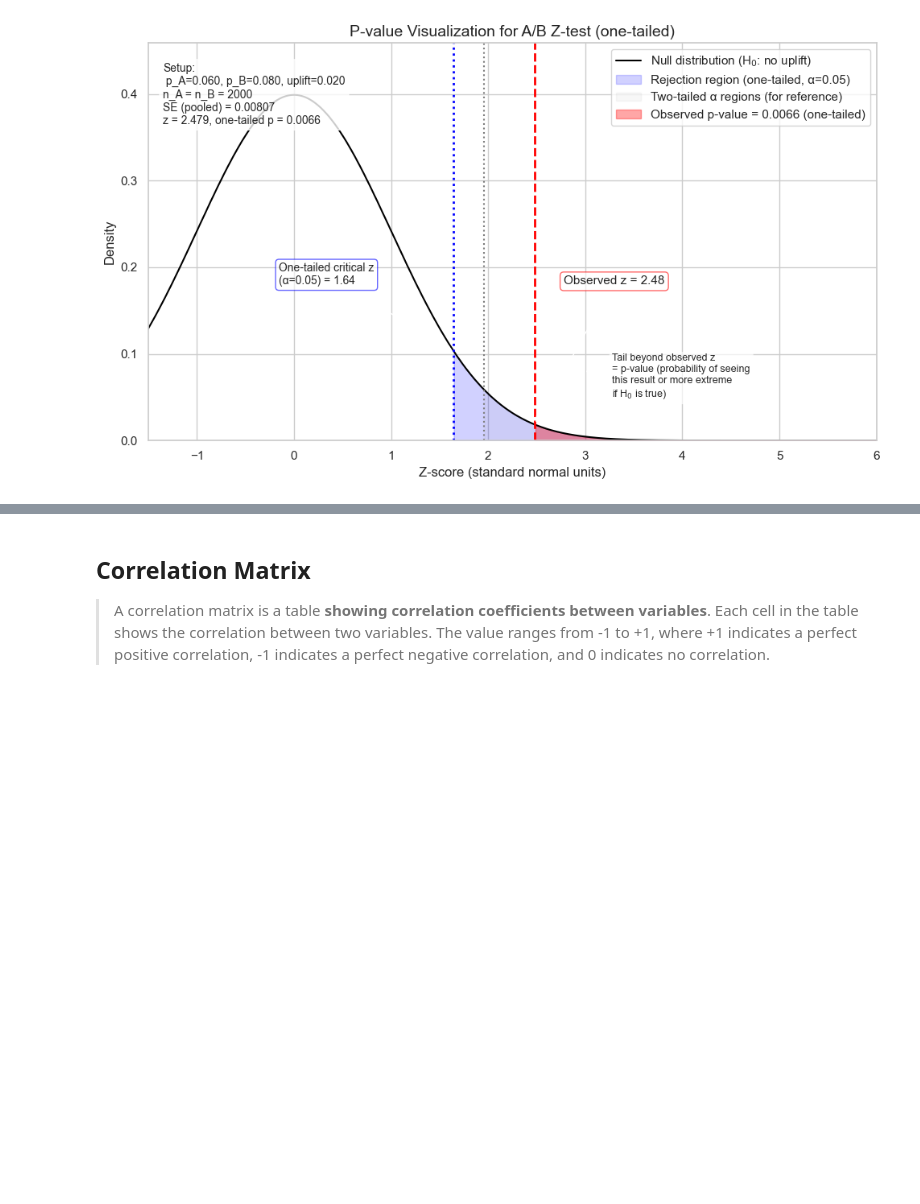
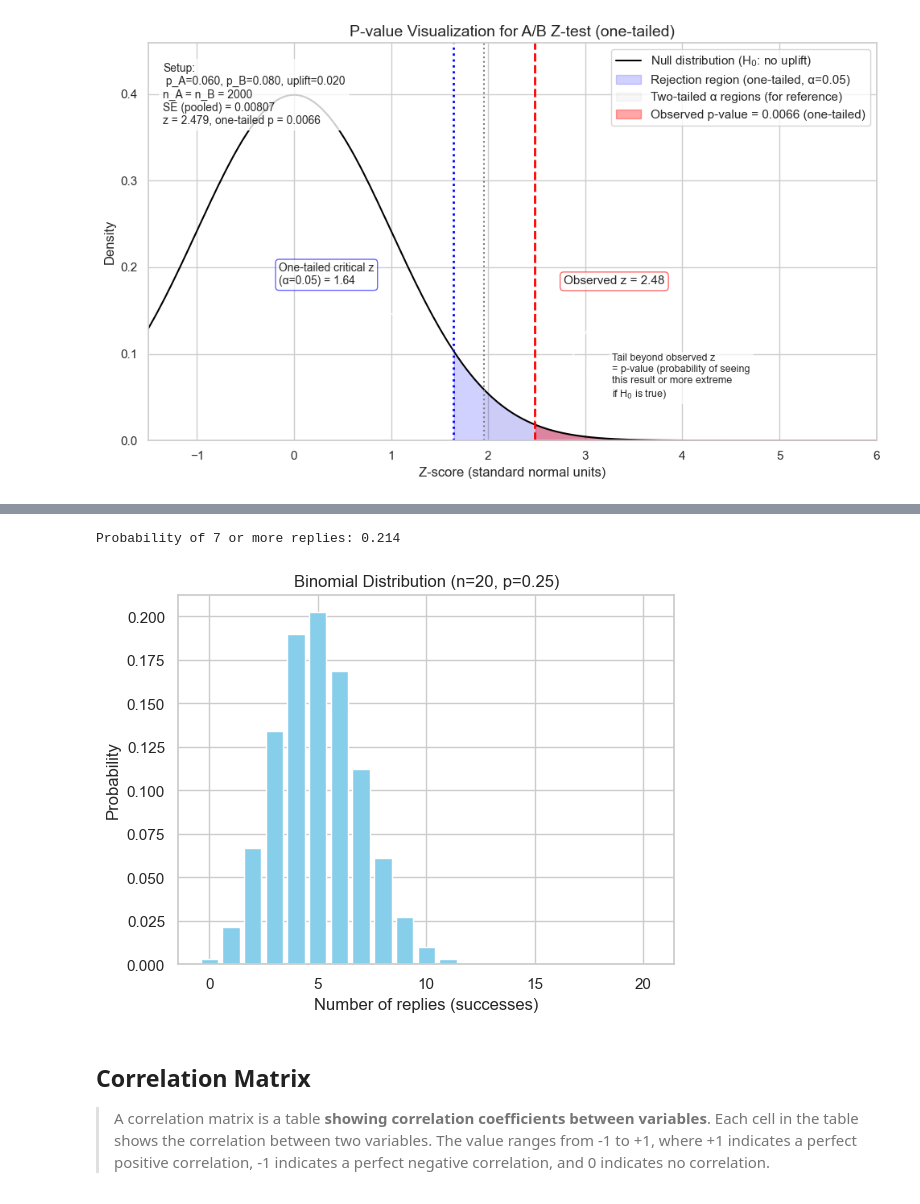
Before and after one commit to xit7/DATA-TEMPLATE, a Jupyter notebook: data_analytics_examples/005-terminology_zscore_p-value.ipynb, the cells around one changed output, grey strips where cells are left out. Cells and saved outputs as stored; diff of their text form; code cells hidden in the pictures; blank space fills up the shorter version.

```diff
--- a/data_analytics_examples/005-terminology_zscore_p-value.ipynb
+++ b/data_analytics_examples/005-terminology_zscore_p-value.ipynb
@@ -700,3 +782,30 @@ plt.show()
+# %%
+import scipy.stats as stats
+
+# Parameters
+n = 20      # number of trials
+p = 0.25    # probability of success
+k = 7       # observed successes
+
+# P(X >= 7) = 1 - P(X <= 6)
+prob = 1 - stats.binom.cdf(6, n, p)
+print(f"Probability of 7 or more replies: {prob:.3f}")
+# %% [output]
+Probability of 7 or more replies: 0.214
+# %%
+import matplotlib.pyplot as plt
+import numpy as np
+
+x = np.arange(0, n+1)
+pmf = stats.binom.pmf(x, n, p)
+
+plt.bar(x, pmf, color="skyblue")
+plt.title(f"Binomial Distribution (n={n}, p={p})")
+plt.xlabel("Number of replies (successes)")
+plt.ylabel("Probability")
+plt.show()
+# %% [output]
+[figure, added]
 # %% [markdown]
 ## Correlation Matrix
 > A correlation matrix is a table **showing correlation coefficients between variables**. Each cell in the table shows the correlation between two variables. The value ranges from -1 to +1, where +1 indicates a perfect positive correlation, -1 indicates a perfect negative correlation, and 0 indicates no correlation.
```
Also changed, not shown: parts of 4 cells of this notebook.
